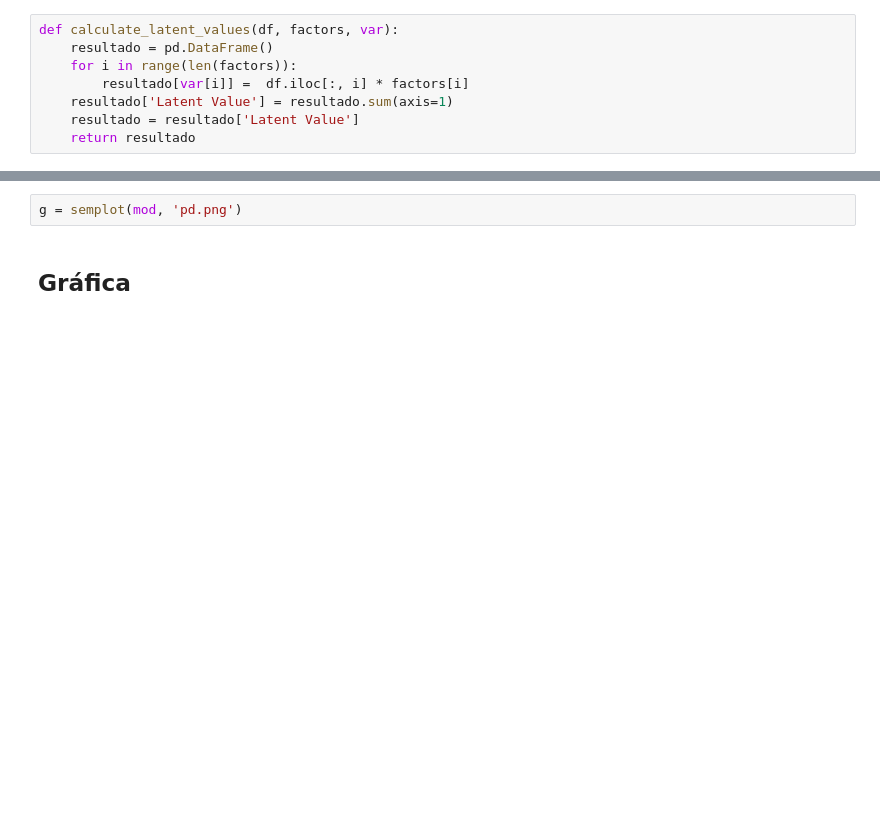
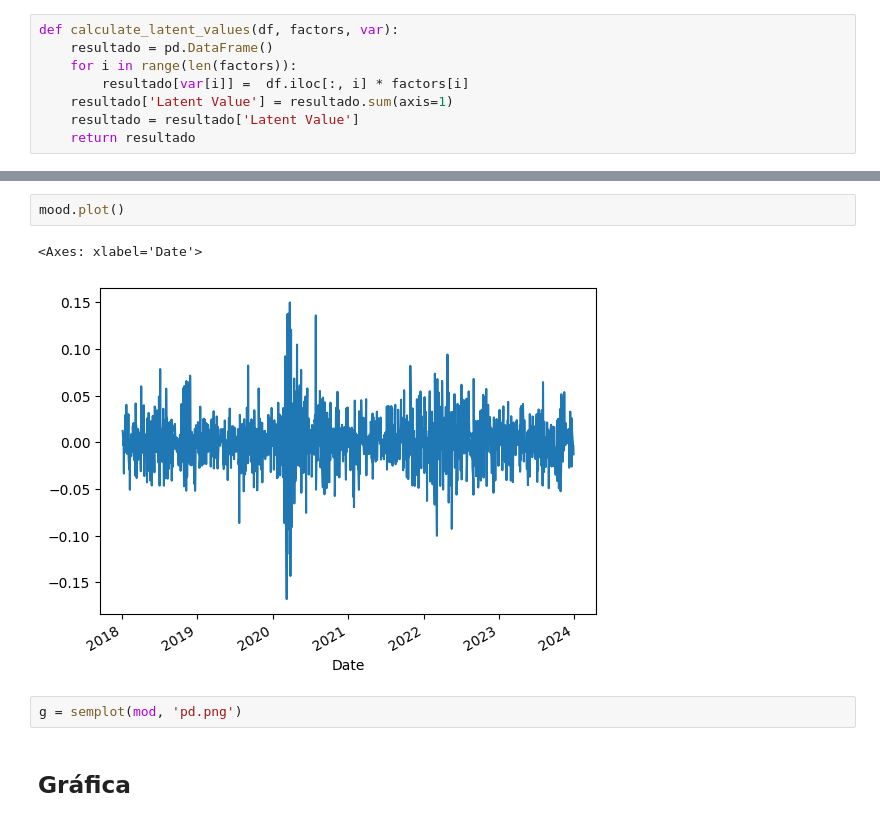
Before and after one commit to luisejdm/Analisis_de_datos_financieros_y_de_diseno_de_indicadores, a Jupyter notebook: Reportes/reporte05/reporte05.ipynb, the cells around one changed output, grey strips where cells are left out. Saved outputs shown, nothing was run; the diff lists cells and outputs as text; blank space fills up the shorter version.

```diff
--- a/Reportes/reporte05/reporte05.ipynb
+++ b/Reportes/reporte05/reporte05.ipynb
@@ -108,4 +121,9 @@ Date
 Name: Latent Value, Length: 1550, dtype: float64
+# %%
+mood.plot()
+# %% [output]
+<Axes: xlabel='Date'>
+[figure, added]
 # %%
 g = semplot(mod, 'pd.png')
 # %% [markdown]
```
Also changed, not shown: parts of 14 cells of this notebook, 2 other files.
